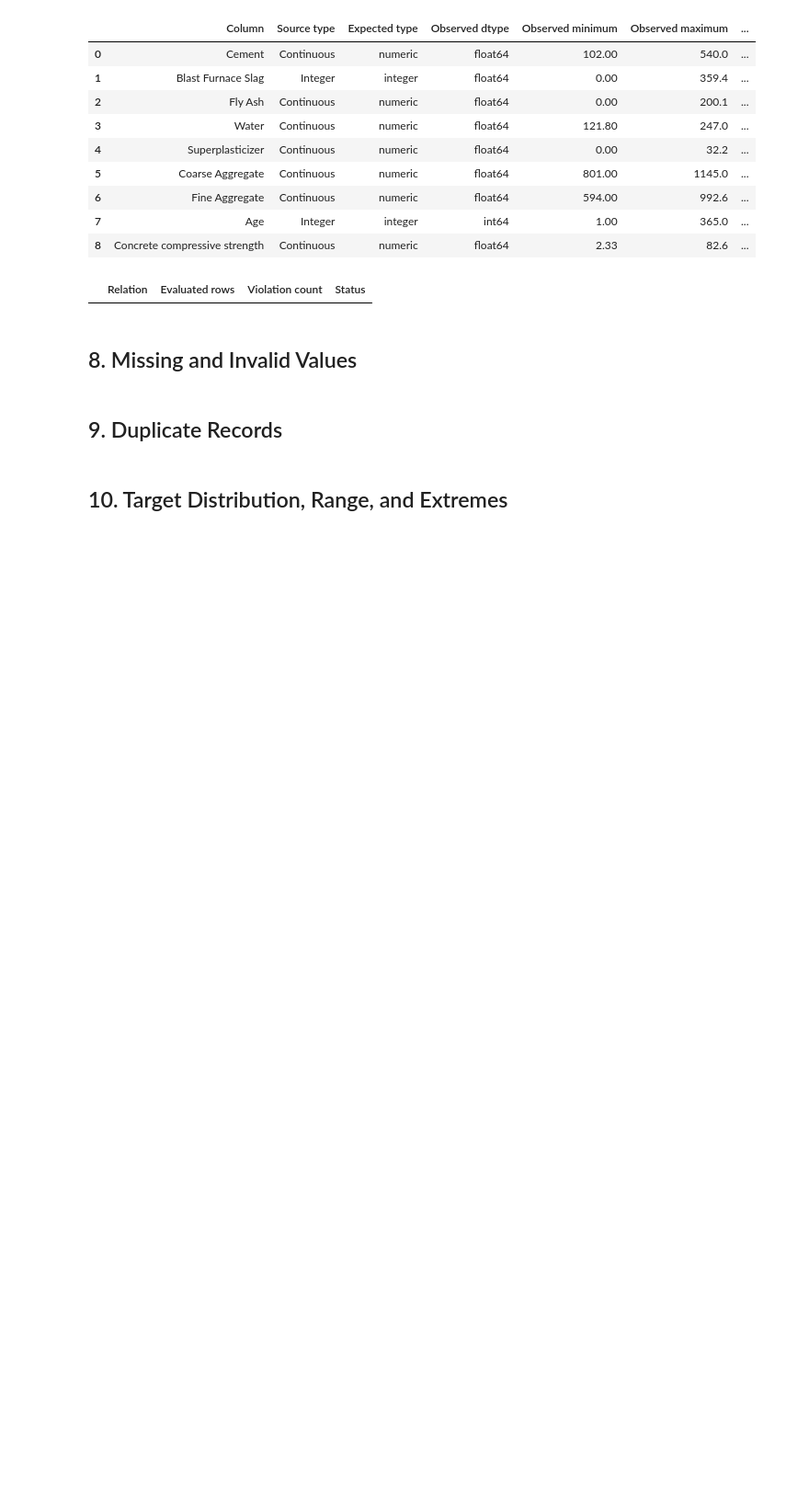
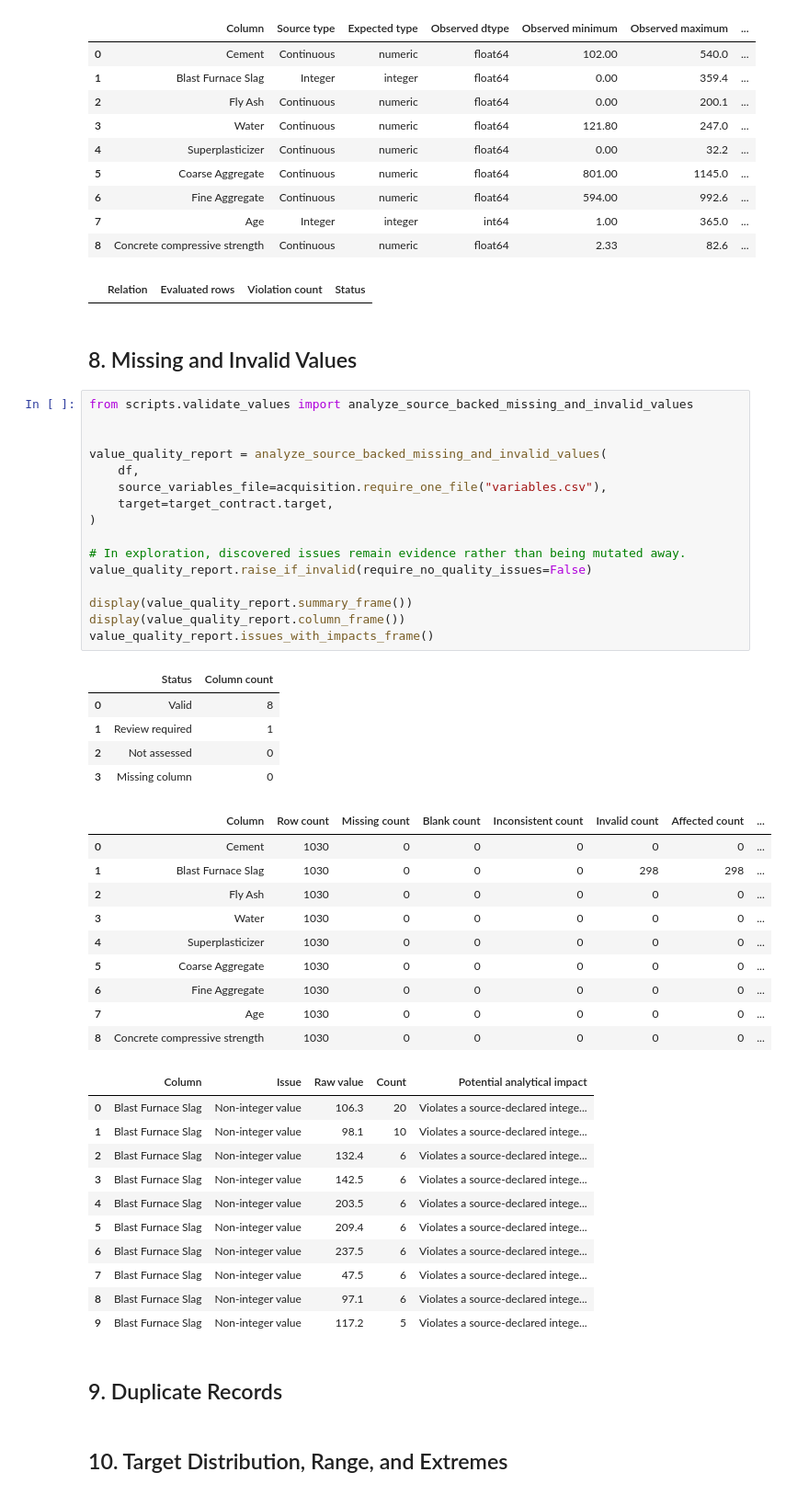
Before and after one commit to FabioAguiar/dataset-study-concrete-compressives-strength, a Jupyter notebook: notebooks/01_data_understanding_and_exploration.ipynb, the cells around one changed output. Shown at 92% size. Cells and saved outputs as stored; diff of their text form; blank space fills up the shorter version.

Commit message:
feat(exploration): validate missing and invalid regression values2

```diff
--- a/notebooks/01_data_understanding_and_exploration.ipynb
+++ b/notebooks/01_data_understanding_and_exploration.ipynb
@@ -244,6 +244,49 @@ domain_report.relation_frame()
 |  | Relation | Evaluated rows | Violation count | Status |
 # %% [markdown]
 ## 8. Missing and Invalid Values
+# %%
+from scripts.validate_values import analyze_source_backed_missing_and_invalid_values
+
+
+value_quality_report = analyze_source_backed_missing_and_invalid_values(
+    df,
+    source_variables_file=acquisition.require_one_file("variables.csv"),
+    target=target_contract.target,
+)
+
+# In exploration, discovered issues remain evidence rather than being mutated away.
+value_quality_report.raise_if_invalid(require_no_quality_issues=False)
+
+display(value_quality_report.summary_frame())
+display(value_quality_report.column_frame())
+value_quality_report.issues_with_impacts_frame()
+# %% [output]
+|  | Status | Column count |
+| 0 | Valid | 8 |
+| 1 | Review required | 1 |
+| 2 | Not assessed | 0 |
+| 3 | Missing column | 0 |
+|  | Column | Row count | Missing count | Blank count | Inconsistent count | Invalid count | Affected count | ... |
+| 0 | Cement | 1030 | 0 | 0 | 0 | 0 | 0 | ... |
+| 1 | Blast Furnace Slag | 1030 | 0 | 0 | 0 | 298 | 298 | ... |
+| 2 | Fly Ash | 1030 | 0 | 0 | 0 | 0 | 0 | ... |
+| 3 | Water | 1030 | 0 | 0 | 0 | 0 | 0 | ... |
+| 4 | Superplasticizer | 1030 | 0 | 0 | 0 | 0 | 0 | ... |
+| 5 | Coarse Aggregate | 1030 | 0 | 0 | 0 | 0 | 0 | ... |
+| 6 | Fine Aggregate | 1030 | 0 | 0 | 0 | 0 | 0 | ... |
+| 7 | Age | 1030 | 0 | 0 | 0 | 0 | 0 | ... |
+| 8 | Concrete compressive strength | 1030 | 0 | 0 | 0 | 0 | 0 | ... |
+|  | Column | Issue | Raw value | Count | Potential analytical impact |
+| 0 | Blast Furnace Slag | Non-integer value | 106.3 | 20 | Violates a source-declared intege... |
+| 1 | Blast Furnace Slag | Non-integer value | 98.1 | 10 | Violates a source-declared intege... |
+| 2 | Blast Furnace Slag | Non-integer value | 132.4 | 6 | Violates a source-declared intege... |
+| 3 | Blast Furnace Slag | Non-integer value | 142.5 | 6 | Violates a source-declared intege... |
+| 4 | Blast Furnace Slag | Non-integer value | 203.5 | 6 | Violates a source-declared intege... |
+| 5 | Blast Furnace Slag | Non-integer value | 209.4 | 6 | Violates a source-declared intege... |
+| 6 | Blast Furnace Slag | Non-integer value | 237.5 | 6 | Violates a source-declared intege... |
+| 7 | Blast Furnace Slag | Non-integer value | 47.5 | 6 | Violates a source-declared intege... |
+| 8 | Blast Furnace Slag | Non-integer value | 97.1 | 6 | Violates a source-declared intege... |
+| 9 | Blast Furnace Slag | Non-integer value | 117.2 | 5 | Violates a source-declared intege... |
 # %% [markdown]
 ## 9. Duplicate Records
 # %% [markdown]
```
